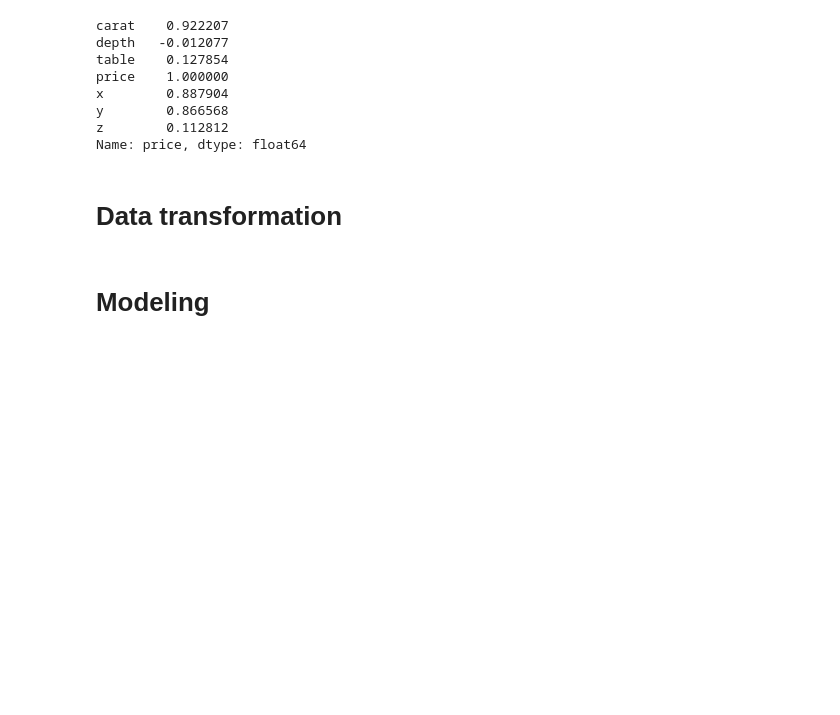
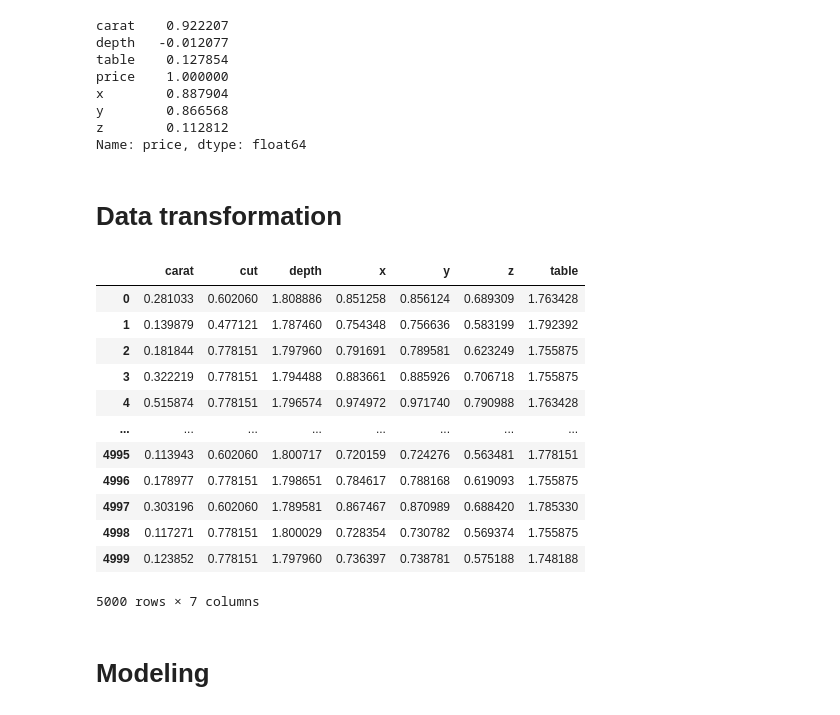
Before and after one commit to guilhermelt-22/diamond_price, a Jupyter notebook: Diamond Price.ipynb, the cells around one changed output. Drawn from its saved outputs; the diff is of its cells as text; code cells hidden in the pictures; blank space fills up the shorter version.

Commit message:
price_log_transform

```diff
--- a/Diamond Price.ipynb
+++ b/Diamond Price.ipynb
@@ -101,15 +101,33 @@ Name: price, dtype: float64
 # %%
 diamonds_test.loc[diamonds_test['cut'] == 'Fair', 'cut'] = 1
 diamonds_test.loc[diamonds_test['cut'] == 'Good', 'cut'] = 2
 diamonds_test.loc[diamonds_test['cut'] == 'Very Good', 'cut'] = 3
 diamonds_test.loc[diamonds_test['cut'] == 'Premium', 'cut'] = 4
 diamonds_test.loc[diamonds_test['cut'] == 'Ideal', 'cut'] = 5
 
 diamonds_rick.loc[diamonds_rick['cut'] == 'Fair', 'cut'] = 1
 diamonds_rick.loc[diamonds_rick['cut'] == 'Good', 'cut'] = 2
 diamonds_rick.loc[diamonds_rick['cut'] == 'Very Good', 'cut'] = 3
 diamonds_rick.loc[diamonds_rick['cut'] == 'Premium', 'cut'] = 4
 diamonds_rick.loc[diamonds_rick['cut'] == 'Ideal', 'cut'] = 5
+
+#transformação dos dados para a melhor previsão do modelo
+diamonds_test[['carat', 'cut','depth','x','y','z','table','price']].applymap(lambda x: np.log10(x + 1))
+diamonds_rick[['carat', 'cut','depth','x','y','z','table']].applymap(lambda x: np.log10(x + 1))
+# %% [output]
+|  | carat | cut | depth | x | y | z | table |
+| 0 | 0.281033 | 0.602060 | 1.808886 | 0.851258 | 0.856124 | 0.689309 | 1.763428 |
+| 1 | 0.139879 | 0.477121 | 1.787460 | 0.754348 | 0.756636 | 0.583199 | 1.792392 |
+| 2 | 0.181844 | 0.778151 | 1.797960 | 0.791691 | 0.789581 | 0.623249 | 1.755875 |
+| 3 | 0.322219 | 0.778151 | 1.794488 | 0.883661 | 0.885926 | 0.706718 | 1.755875 |
+| 4 | 0.515874 | 0.778151 | 1.796574 | 0.974972 | 0.971740 | 0.790988 | 1.763428 |
+| ... | ... | ... | ... | ... | ... | ... | ... |
+| 4995 | 0.113943 | 0.602060 | 1.800717 | 0.720159 | 0.724276 | 0.563481 | 1.778151 |
+| 4996 | 0.178977 | 0.778151 | 1.798651 | 0.784617 | 0.788168 | 0.619093 | 1.755875 |
+| 4997 | 0.303196 | 0.602060 | 1.789581 | 0.867467 | 0.870989 | 0.688420 | 1.785330 |
+| 4998 | 0.117271 | 0.778151 | 1.800029 | 0.728354 | 0.730782 | 0.569374 | 1.755875 |
+| 4999 | 0.123852 | 0.778151 | 1.797960 | 0.736397 | 0.738781 | 0.575188 | 1.748188 |
+5000 rows × 7 columns
 # %% [markdown]
 # Modeling
 # %%
```
Also changed, not shown: parts of 2 cells of this notebook, 1 other file.
